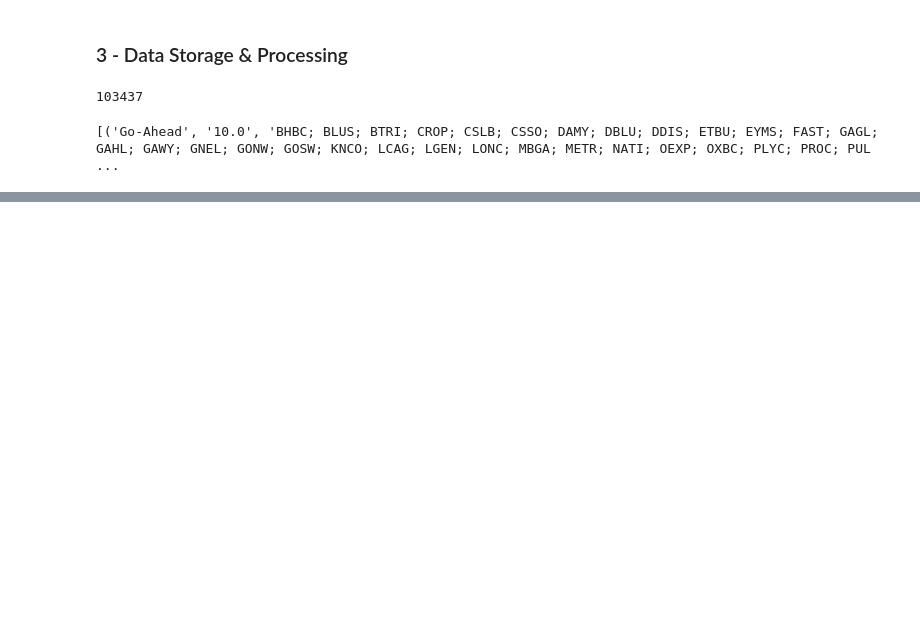
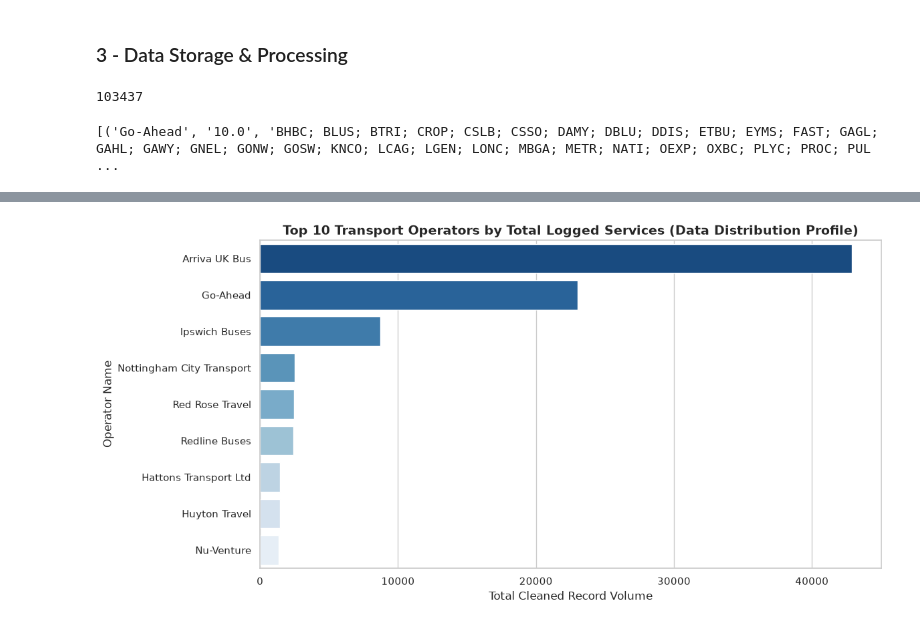
Before and after one commit to smerdyakov-moi/Operator-Non-Compliance-Predictive-Engine, a Jupyter notebook: notebook/DataExploration.ipynb, the cells around one changed output, grey strips where cells are left out. Saved outputs shown, nothing was run; the diff lists cells and outputs as text; code cells hidden in the pictures; blank space fills up the shorter version.

Commit message:
EDA completed with documentation + (update) broadcast join on ingestion included in the notebook

```diff
--- a/notebook/DataExploration.ipynb
+++ b/notebook/DataExploration.ipynb
@@ -21,8 +25,8 @@ spark = SparkSession.builder \
 df_cat = spark.read.csv(os.path.join(DATA_DIR, "overall_data_catalogue.csv"), header=True, inferSchema=True)
 df_comp = spark.read.csv(os.path.join(DATA_DIR, "overall_compliance_report.csv"), header=True, inferSchema=True)
 
-# Surgical Join: Joining on Service Code (Catalogue) and Service Number (Compliance) <Multi Catalogue Ingestion>
-df_unified = df_cat.join(
+# Surgical Broadcast Join: Joining on Service Code (Catalogue) and Service Number (Compliance) <Multi Catalogue Ingestion>
+df_unified = broadcast(df_cat).join(
     df_comp,
     df_cat["Service Code"] == df_comp["Registration:Service Number"],
     how="right"
@@ -137,0 +144,85 @@ conn.close()
+# %%
+import os
+import matplotlib.pyplot as plt
+import seaborn as sns
+from pyspark.sql.functions import col, mean, stddev, skewness, kurtosis, percentile_approx
+
+sns.set_theme(style="whitegrid")
+
+operator_col = "Operator"
+status_col = "Status"
+scope_col = "Scope Status"
+score_col = "% AVL to Timetables feed matching score"
+
+print("=== Requirement 1 & 3: Large-Scale Exploration & Profiling ===")
+summary_df = df_optimized.select(col(operator_col), col(status_col), col(scope_col), col(score_col)).summary("count", "mean", "stddev", "min", "max")
+summary_df.show(truncate=False)
+
+print("=== Requirement 1 & 2: Explicit Statistical Moments via .agg() ===")
+# Requirement 1 & 2: Explicitly demonstrating PySpark's .agg() and advanced metrics
+statistical_moments_df = df_optimized.agg(
+    mean(col(score_col)).alias("Mean"),
+    percentile_approx(col(score_col), 0.5).alias("Median (50th Percentile)"),
+    stddev(col(score_col)).alias("Standard_Deviation"),
+    skewness(col(score_col)).alias("Skewness"),
+    kurtosis(col(score_col)).alias("Kurtosis")
+)
+statistical_moments_df.show(truncate=False)
+
+# Requirement 2: Calculate statistical outlier thresholds via IQR
+operator_counts = df_optimized.groupby(col(operator_col)).count()
+quantiles = operator_counts.approxQuantile("count", [0.25, 0.50, 0.75], 0.05)
+q1, median_val, q3 = quantiles[0], quantiles[1], quantiles[2]
+iqr = q3 - q1
+upper_bound = q3 + (1.5 * iqr)
+
+print(f"IQR Summary Stats -> Q1: {q1}, Median: {median_val}, Q3: {q3}")
+print(f"IQR Upper Threshold: Operators with > {upper_bound:.2f} logged records are volume outliers.")
+outlier_count = operator_counts.filter(col("count") > upper_bound).count()
+print(f"Total Outlier Operators Identified: {outlier_count}\n")
+
+# Requirement 5: Demonstrate data distributions, correlations, and patterns relevant to your business problem
+top_operators_spark = df_optimized.groupby(col(operator_col)) \
+    .count() \
+    .orderBy(col("count").desc()) \
+    .limit(10)
+
+# Requirement 4: Create visualisations using matplotlib/seaborn/plotly — convert to Pandas only at the final plotting step
+pdf_operators = top_operators_spark.toPandas()
+
+plt.figure(figsize=(12, 6))
+sns.barplot(
+    x="count",
+    y=operator_col,
+    data=pdf_operators,
+    palette="Blues_r",
+    hue=operator_col,
+    legend=False
+)
+plt.title("Top 10 Transport Operators by Total Logged Services (Data Distribution Profile)", fontsize=14, fontweight='bold')
+plt.xlabel("Total Cleaned Record Volume", fontsize=12)
+plt.ylabel("Operator Name", fontsize=12)
+plt.tight_layout()
+
+os.makedirs(os.path.join(BASE_DIR, "docs", "screenshots"), exist_ok=True)
+plt.savefig(os.path.join(BASE_DIR, "docs", "screenshots", "eda_operator_distribution.png"))
+plt.show()
+
+# Requirement 5: Demonstrate data distributions, correlations, and patterns relevant to your business problem
+print("=== Feature Interaction: Compliance Status by Operational Scope ===")
+cross_tab_spark = df_optimized.crosstab("Status", "Scope Status")
+
+# Requirement 4: Create visualisations using matplotlib/seaborn/plotly — convert to Pandas only at the final plotting step
+pdf_cross_tab = cross_tab_spark.toPandas().set_index("Status_Scope Status")
+
+plt.figure(figsize=(10, 5))
+pdf_cross_tab.plot(kind="barh", stacked=True, cmap="Blues", figsize=(10, 6), edgecolor="black")
+plt.title("Regulatory Compliance Patterns: Service Status by Scope Classification", fontsize=14, fontweight='bold')
+plt.xlabel("Total Cleaned Record Volume", fontsize=12)
+plt.ylabel("Service Compliance Status", fontsize=12)
+plt.legend(title="Scope Status", bbox_to_anchor=(1.05, 1), loc='upper left')
+plt.tight_layout()
+
+plt.savefig(os.path.join(BASE_DIR, "docs", "screenshots", "eda_compliance_patterns.png"))
+plt.show()
+# %% [output]
@@ -137,0 +250 @@ conn.close()
+[figure, added]
```
Also changed, not shown: parts of 8 cells of this notebook, 20 other files.
